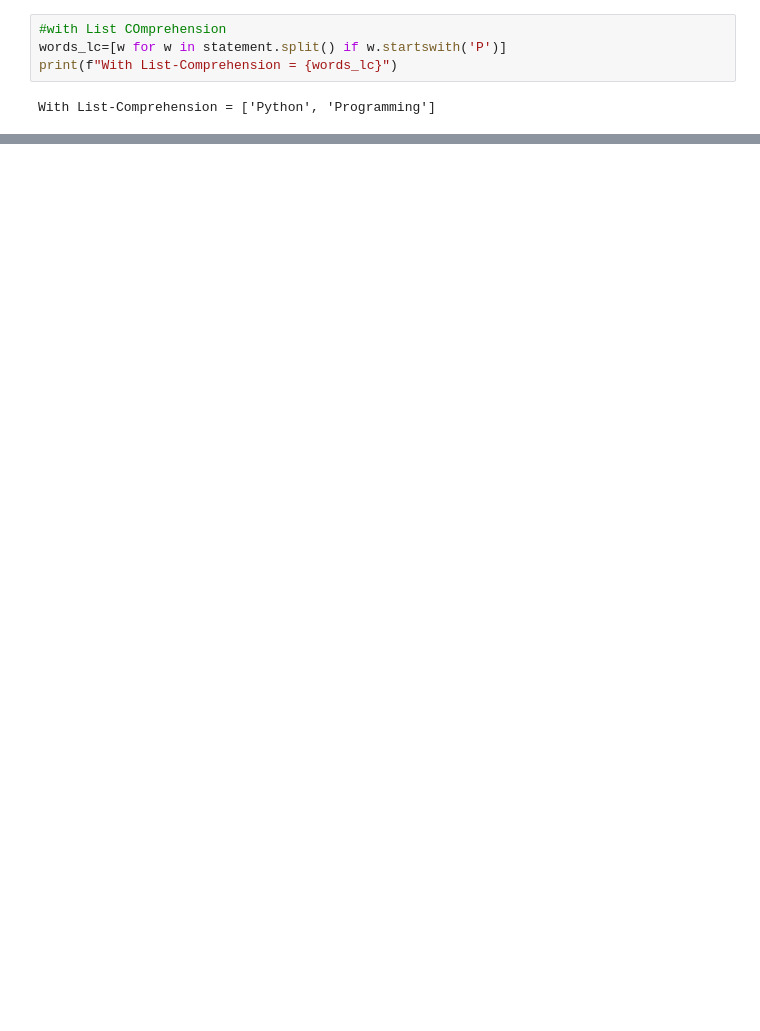
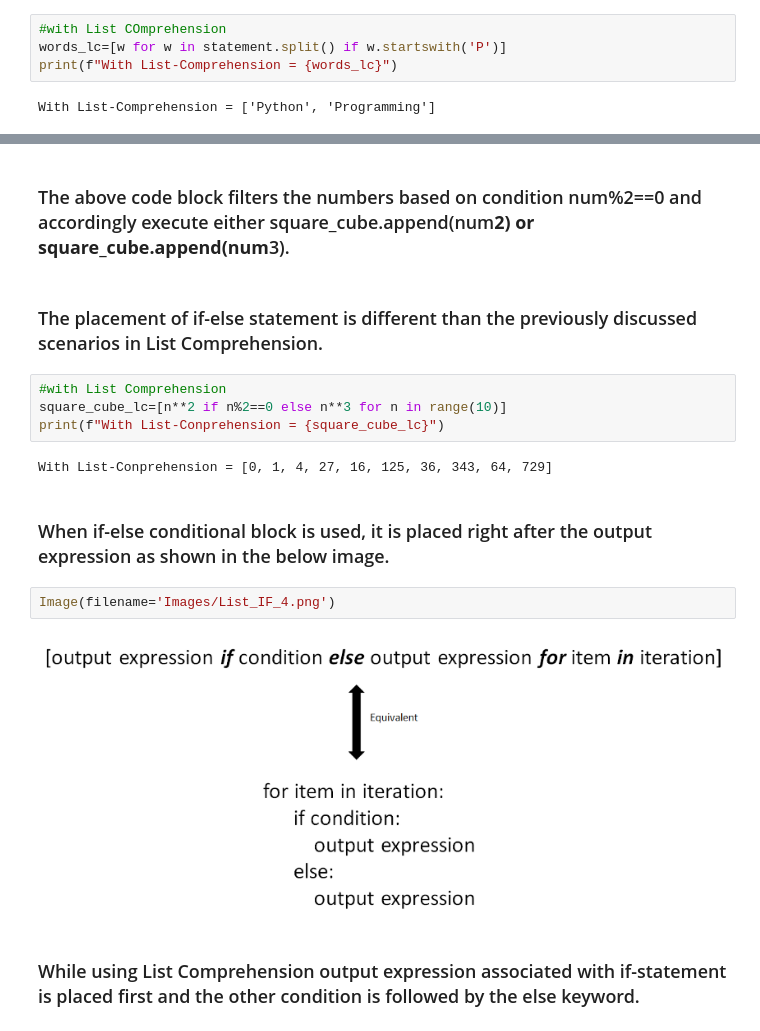
Before and after one commit to donevswe/Code, a Jupyter notebook: Comprehensions_and_Generator_Expression_in_Python.ipynb, the cells around one changed output, grey strips where cells are left out. Saved outputs shown, nothing was run; the diff lists cells and outputs as text; blank space fills up the shorter version.

```diff
--- a/Comprehensions_and_Generator_Expression_in_Python.ipynb
+++ b/Comprehensions_and_Generator_Expression_in_Python.ipynb
@@ -147,0 +175,18 @@ With List-Comprehension = ['Python', 'Programming']
+# %% [markdown]
+### The above code block filters the numbers based on condition num%2==0 and accordingly execute either square_cube.append(num**2) or square_cube.append(num**3).
+# %% [markdown]
+### The placement of if-else statement is different than the previously discussed scenarios in List Comprehension.
+# %%
+#with List Comprehension
+square_cube_lc=[n**2 if n%2==0 else n**3 for n in range(10)]
+print(f"With List-Conprehension = {square_cube_lc}")
+# %% [output]
+With List-Conprehension = [0, 1, 4, 27, 16, 125, 36, 343, 64, 729]
+# %% [markdown]
+### When if-else conditional block is used, it is placed right after the output expression as shown in the below image.
+# %%
+Image(filename='Images/List_IF_4.png')
+# %% [output]
+[figure, added]
+# %% [markdown]
+### While using List Comprehension output expression associated with if-statement is placed first and the other condition is followed by the else keyword.
```
Also changed, not shown: parts of 5 cells of this notebook, 2 other files.
